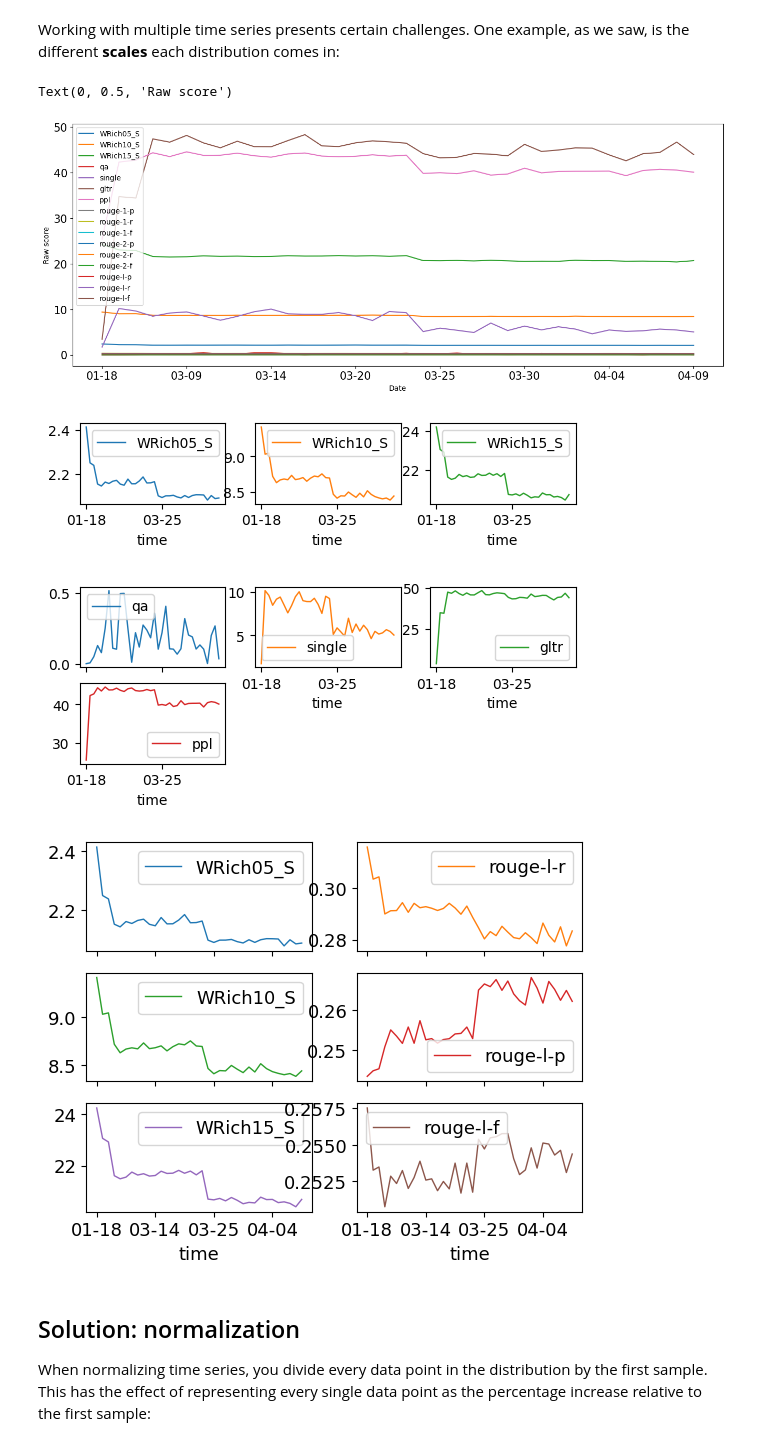
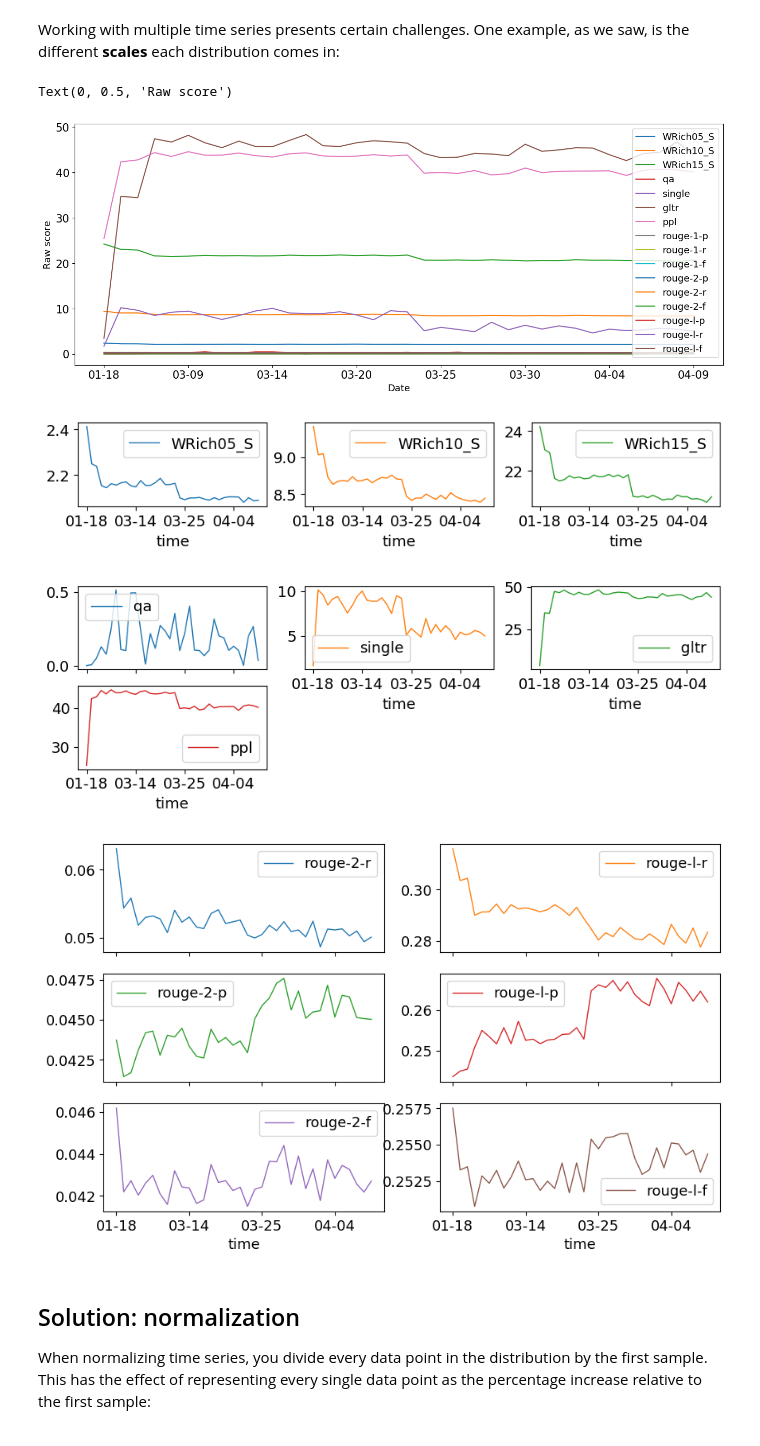
Before and after one commit to THU-KEG/ChatLog, a Jupyter notebook: shells/temporal_analysis.ipynb, the cells around one changed output. Cells and saved outputs as stored; diff of their text form; code cells hidden in the pictures.

```diff
--- a/shells/temporal_analysis.ipynb
+++ b/shells/temporal_analysis.ipynb
@@ -6,7 +6,7 @@ import matplotlib.pyplot as plt
 import statsmodels.api as sm
 
 tps = pd.read_csv(
-    "avg_HC3_all_pearson_corr_feats.csv", parse_dates=["time"]
+    "/data/tsq/CK/pic/avg_HC3_all_pearson_corr_feats_0409.csv", parse_dates=["time"]
 )
 print(tps.shape)
 print(tps.columns)
@@ -49,23 +49,23 @@ plt.xlabel("Date")
 plt.ylabel("Raw score")
 # %% [output]
 Text(0, 0.5, 'Raw score')
-[figure, old version]
+[figure, new version]
 # %%
 # linguistic feature
 drop_df[gps.columns[:3]].plot(subplots=True, layout=(4, 3), linewidth=1)
 # classify feature
 drop_df[gps.columns[230:234]].plot(subplots=True, layout=(4, 3), linewidth=1)
 # rouge score
 v1_cols = ["rouge-2-r", "rouge-l-r", "rouge-2-p",
            "rouge-l-p", "rouge-2-f", "rouge-l-f"]
 wrich_cols = ["WRich05_S", "rouge-l-r", "WRich10_S", "rouge-l-p", "WRich15_S", "rouge-l-f"]
 plt.rcParams.update({'font.size': 13})
-drop_df[wrich_cols].plot(subplots=True, layout=(3, 2), linewidth=1,legend=True)
-plt.savefig("/home/tsq/Desktop/tsinghua23/CK/trend/rouge_v2.pdf", bbox_inches='tight')
+drop_df[v1_cols].plot(subplots=True, layout=(3, 2), linewidth=1,legend=True)
+plt.savefig("/home/tsq/ChatLog/pics/rouge_v2.pdf", bbox_inches='tight')
 # %% [output]
-[figure, old version]
+[figure, new version]
-[figure, old version]
+[figure, new version]
-[figure, old version]
+[figure, new version]
 # %% [markdown]
 ## Solution: normalization
 When normalizing time series, you divide every data point in the distribution by the first sample. This has the effect of representing every single data point as the percentage increase relative to the first sample:
```
Also changed, not shown: parts of 11 cells of this notebook, 10 other files.
